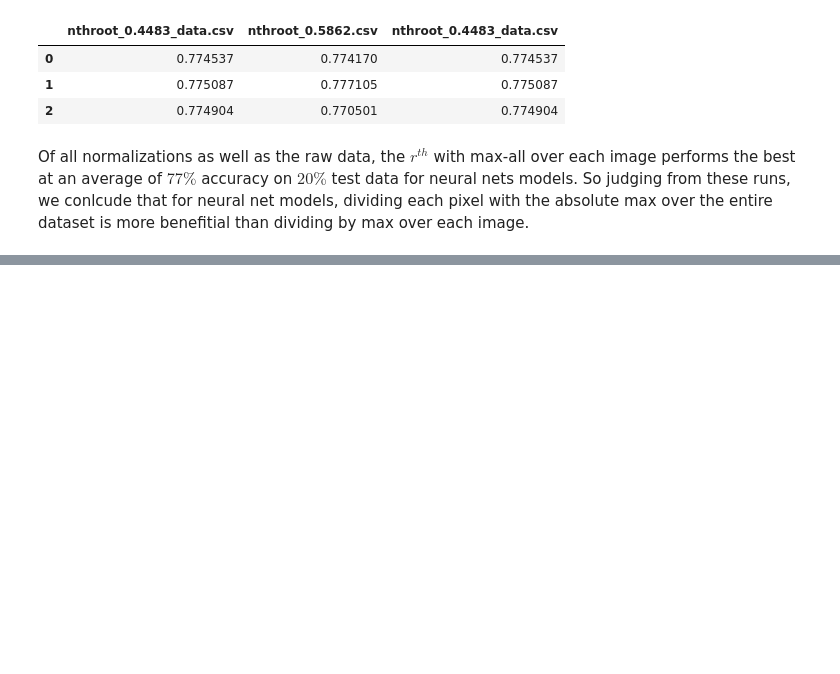
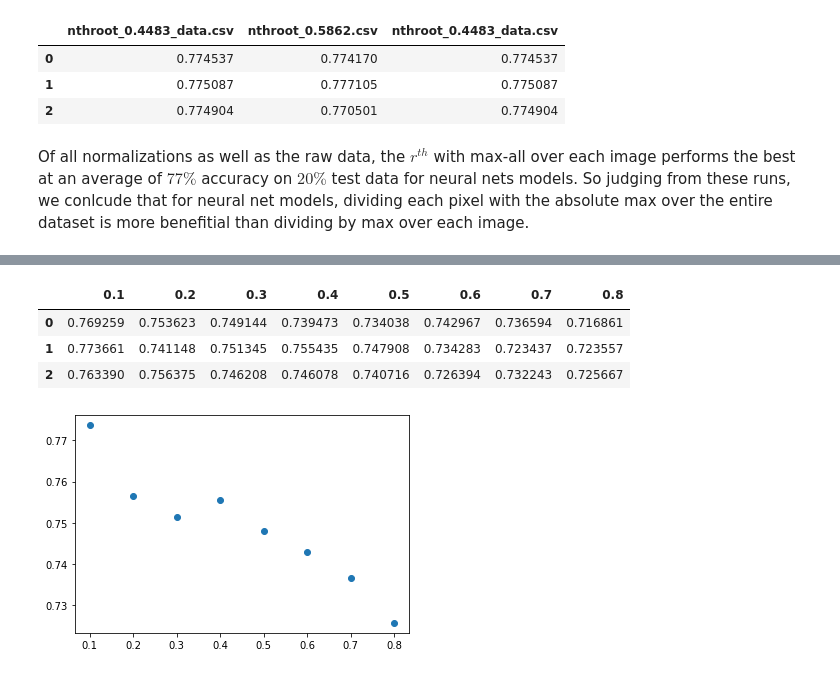
Before and after one commit to cae0027/Stellar-Blends, a Jupyter notebook: ce/neural-nets/nnet_max_all.ipynb, the cells around one changed output, grey strips where cells are left out. Saved outputs shown, nothing was run; the diff lists cells and outputs as text; code cells hidden in the pictures; blank space fills up the shorter version.

Commit message:
added limited data scripts

```diff
--- a/ce/neural-nets/nnet_max_all.ipynb
+++ b/ce/neural-nets/nnet_max_all.ipynb
@@ -180,0 +235,25 @@ Of all normalizations as well as the raw data, the $r^{th}$ with max-all over ea
+# %%
+# pickle save accuracy dict
+import pickle
+with open('../vary-test-size/DNN-accuracy-new.pickle', 'wb') as handle:
+    pickle.dump(accuracy, handle, protocol=pickle.HIGHEST_PROTOCOL)
+# %%
+# read trained data
+with open('../vary-test-size/DNN-accuracy-new.pickle', 'rb') as handle:
+    accuracies = pickle.load(handle)
+accuracies = pd.DataFrame(accuracies)
+accuracies
+# %% [output]
+|  | 0.1 | 0.2 | 0.3 | 0.4 | 0.5 | 0.6 | 0.7 | 0.8 |
+| 0 | 0.769259 | 0.753623 | 0.749144 | 0.739473 | 0.734038 | 0.742967 | 0.736594 | 0.716861 |
+| 1 | 0.773661 | 0.741148 | 0.751345 | 0.755435 | 0.747908 | 0.734283 | 0.723437 | 0.723557 |
+| 2 | 0.763390 | 0.756375 | 0.746208 | 0.746078 | 0.740716 | 0.726394 | 0.732243 | 0.725667 |
+# %%
+import numpy as np
+import pandas as pd
+import matplotlib.pyplot as plt
+
+plt.scatter(test_sizes, np.max(accuracies, axis=0).values)
+plt.show()
+# %% [output]
+[figure, added]
```
Also changed, not shown: parts of 8 cells of this notebook.
